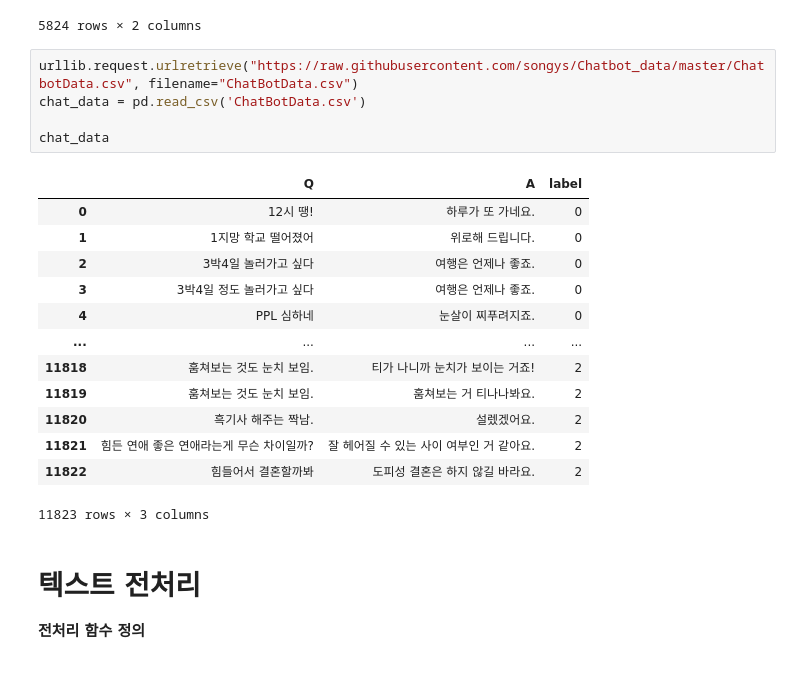
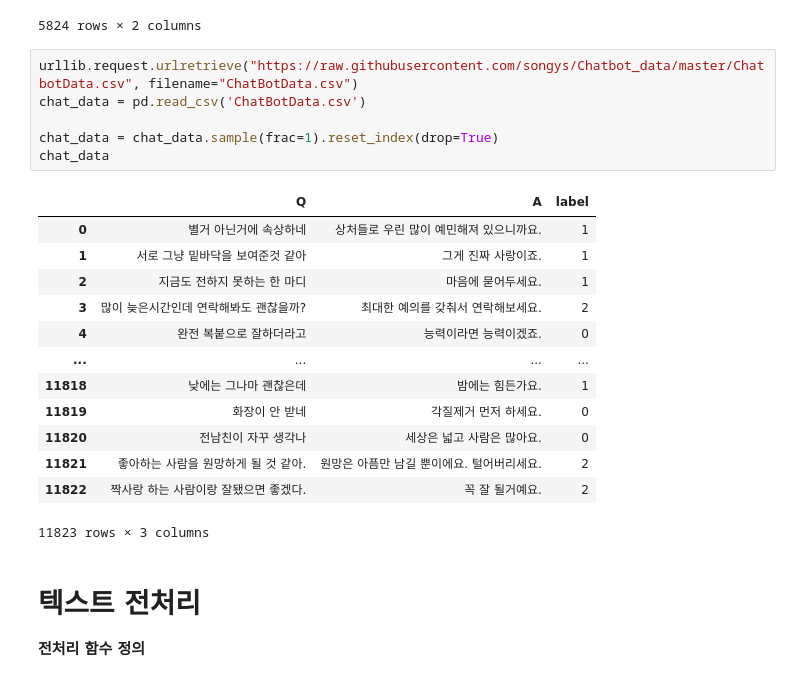
Before and after one commit to CaFeCoKe/Curse_Detection_Chatbot, a Jupyter notebook: Curse_Detection_Chatbot.ipynb, the cells around one changed output. Saved outputs shown, nothing was run; the diff lists cells and outputs as text.

Commit message:
Randomly shuffles and splits chatbot data
챗봇 데이터를 랜덤으로 셔플 후 분할하여 학습시켰다.

```diff
--- a/Curse_Detection_Chatbot.ipynb
+++ b/Curse_Detection_Chatbot.ipynb
@@ -66,21 +66,22 @@ curse_data
 # %%
 urllib.request.urlretrieve("https://raw.githubusercontent.com/songys/Chatbot_data/master/ChatbotData.csv", filename="ChatBotData.csv")
 chat_data = pd.read_csv('ChatBotData.csv')
 
+chat_data = chat_data.sample(frac=1).reset_index(drop=True)
 chat_data
 # %% [output]
 |  | Q | A | label |
-| 0 | 12시 땡! | 하루가 또 가네요. | 0 |
-| 1 | 1지망 학교 떨어졌어 | 위로해 드립니다. | 0 |
-| 2 | 3박4일 놀러가고 싶다 | 여행은 언제나 좋죠. | 0 |
-| 3 | 3박4일 정도 놀러가고 싶다 | 여행은 언제나 좋죠. | 0 |
-| 4 | PPL 심하네 | 눈살이 찌푸려지죠. | 0 |
+| 0 | 별거 아닌거에 속상하네 | 상처들로 우린 많이 예민해져 있으니까요. | 1 |
+| 1 | 서로 그냥 밑바닥을 보여준것 같아 | 그게 진짜 사랑이죠. | 1 |
+| 2 | 지금도 전하지 못하는 한 마디 | 마음에 묻어두세요. | 1 |
+| 3 | 많이 늦은시간인데 연락해봐도 괜찮을까? | 최대한 예의를 갖춰서 연락해보세요. | 2 |
+| 4 | 완전 복붙으로 잘하더라고 | 능력이라면 능력이겠죠. | 0 |
 | ... | ... | ... | ... |
-| 11818 | 훔쳐보는 것도 눈치 보임. | 티가 나니까 눈치가 보이는 거죠! | 2 |
-| 11819 | 훔쳐보는 것도 눈치 보임. | 훔쳐보는 거 티나나봐요. | 2 |
-| 11820 | 흑기사 해주는 짝남. | 설렜겠어요. | 2 |
-| 11821 | 힘든 연애 좋은 연애라는게 무슨 차이일까? | 잘 헤어질 수 있는 사이 여부인 거 같아요. | 2 |
-| 11822 | 힘들어서 결혼할까봐 | 도피성 결혼은 하지 않길 바라요. | 2 |
+| 11818 | 낮에는 그나마 괜찮은데 | 밤에는 힘든가요. | 1 |
+| 11819 | 화장이 안 받네 | 각질제거 먼저 하세요. | 0 |
+| 11820 | 전남친이 자꾸 생각나 | 세상은 넓고 사람은 많아요. | 0 |
+| 11821 | 좋아하는 사람을 원망하게 될 것 같아. | 원망은 아픔만 남길 뿐이에요. 털어버리세요. | 2 |
+| 11822 | 짝사랑 하는 사람이랑 잘됐으면 좋겠다. | 꼭 잘 될거예요. | 2 |
 11823 rows × 3 columns
 # %% [markdown]
 # 텍스트 전처리
```
Also changed, not shown: parts of 4 cells of this notebook.
